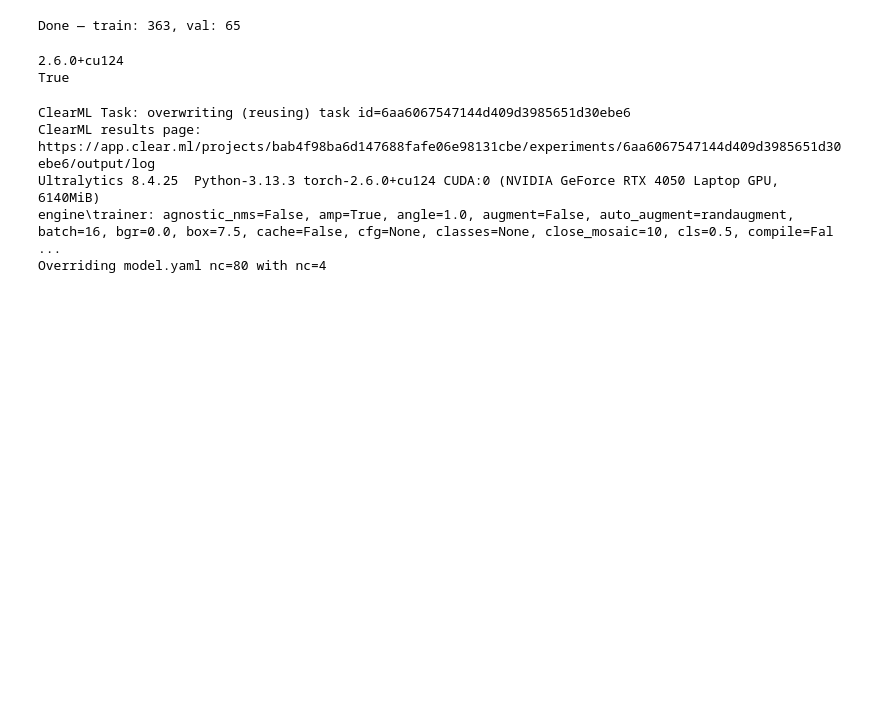
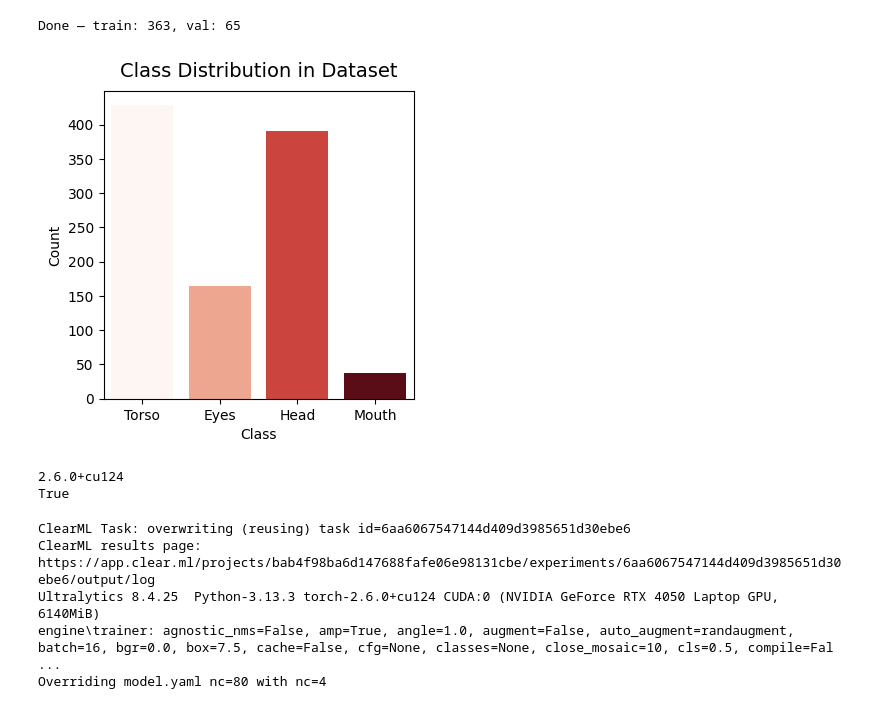
Before and after one commit to MeNMaHomies/FatigueSense, a Jupyter notebook: YOLOv11_train.ipynb, the cells around one changed output. Saved outputs shown, nothing was run; the diff lists cells and outputs as text; code cells hidden in the pictures; blank space fills up the shorter version.

Commit message:
added cell to check class distribution

```diff
--- a/YOLOv11_train.ipynb
+++ b/YOLOv11_train.ipynb
@@ -24,6 +24,37 @@ for i, img in enumerate(images):
 print(f"Done — train: {int(len(images) * TRAIN_RATIO)}, val: {len(images) - int(len(images) * TRAIN_RATIO)}")
 # %% [output]
 Done — train: 363, val: 65
+# %%
+import matplotlib.pyplot as plt
+import seaborn as sns
+import pandas as pd
+
+labels_path = "dataset_1/labels"
+
+classes = range(0, 4)
+class_counts = {c: 0 for c in classes}
+for file in os.listdir(labels_path):
+    if file.endswith(".txt"):
+        with open(os.path.join(labels_path, file), "r") as f:
+            for line in f:
+                cls = int(line.split()[0])
+                if cls in class_counts:
+                    class_counts[cls] += 1
+
+# Hardcoded class labels for better visualization
+labels = ["Torso", "Eyes", "Head", "Mouth"]
+
+# Convert class_counts to a DataFrame for better visualization
+df = pd.DataFrame(list(class_counts.items()), columns=["Class", "Count"])
+plt.figure(figsize=(4, 4))
+sns.barplot(x="Class", y="Count", data=df, hue="Class", palette="Reds", legend=False)
+plt.title("Class Distribution in Dataset", fontsize=14, pad=10)
+plt.xlabel("Class")
+plt.ylabel("Count")
+plt.xticks(classes, labels)
+plt.show()
+# %% [output]
+[figure, added]
 # %%
 import torch
 print(torch.__version__)
```
Also changed, not shown: parts of 1 cell of this notebook.
